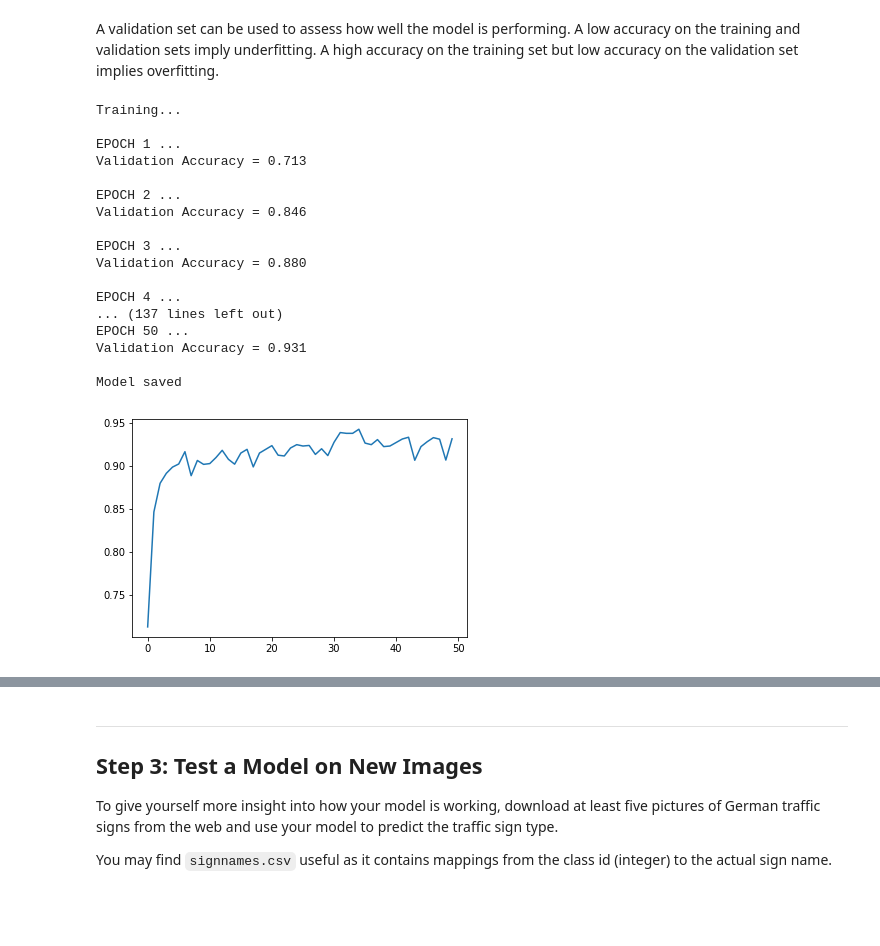
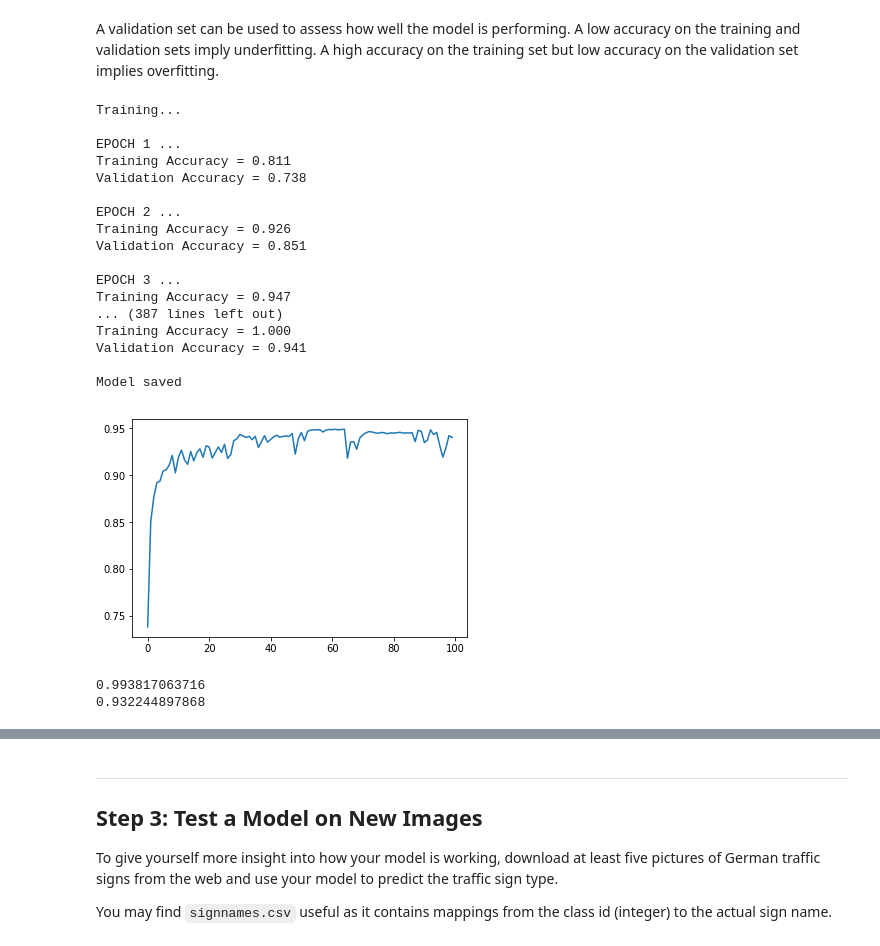
Before and after one commit to abhilc/TrafficSignClassifier, a Jupyter notebook: Traffic_Sign_Classifier.ipynb, the cells around one changed output, grey strips where cells are left out. Drawn from its saved outputs; the diff is of its cells as text; code cells hidden in the pictures; blank space fills up the shorter version.

```diff
--- a/Traffic_Sign_Classifier.ipynb
+++ b/Traffic_Sign_Classifier.ipynb
@@ -166,7 +184,7 @@ TypeError: Invalid dimensions for image data
 ### Define your architecture here.
 import tensorflow as tf
 
-EPOCHS = 50
+EPOCHS = 100
 BATCH_SIZE = 128
 # %%
 from tensorflow.contrib.layers import flatten
@@ -272,40 +290,50 @@ with tf.Session() as sess:
     print("Training...")
     print()
     validation_acc = []
+    training_acc = []
     for i in range(EPOCHS):
         X_train_preproc, y_train = shuffle(X_train_preproc, y_train)
         for offset in range(0, num_examples, BATCH_SIZE):
             end = offset + BATCH_SIZE
             batch_x, batch_y = X_train_preproc[offset:end], y_train[offset:end]
             sess.run(training_operation, feed_dict={x: batch_x, y: batch_y})
 
+        training_accuracy = evaluate(X_train_preproc, y_train)
         validation_accuracy = evaluate(X_valid_preproc, y_valid)
         print("EPOCH {} ...".format(i+1))
+        print("Training Accuracy = {:.3f}".format(training_accuracy))
         print("Validation Accuracy = {:.3f}".format(validation_accuracy))
         validation_acc.append(validation_accuracy)
+        training_acc.append(training_accuracy)
         print()
 
     saver.save(sess, './lenet')
     print("Model saved")
 
     #Print validation accuracies
     plt.plot(range(EPOCHS), validation_acc)
 # %% [output]
 Training...
 
 EPOCH 1 ...
-Validation Accuracy = 0.713
+Training Accuracy = 0.811
+Validation Accuracy = 0.738
 
 EPOCH 2 ...
-Validation Accuracy = 0.846
+Training Accuracy = 0.926
+Validation Accuracy = 0.851
 
 EPOCH 3 ...
-Validation Accuracy = 0.880
-
-EPOCH 4 ...
-... (137 lines left out)
-EPOCH 50 ...
-Validation Accuracy = 0.931
+Training Accuracy = 0.947
+... (387 lines left out)
+Training Accuracy = 1.000
+Validation Accuracy = 0.941
 
 Model saved
-[figure, old version]
+[figure, new version]
+# %%
+print(sum(training_acc)/len(training_acc))
+print(sum(validation_acc)/len(validation_acc))
+# %% [output]
+0.993817063716
+0.932244897868
```
Also changed, not shown: parts of 10 cells of this notebook, 7 other files.
